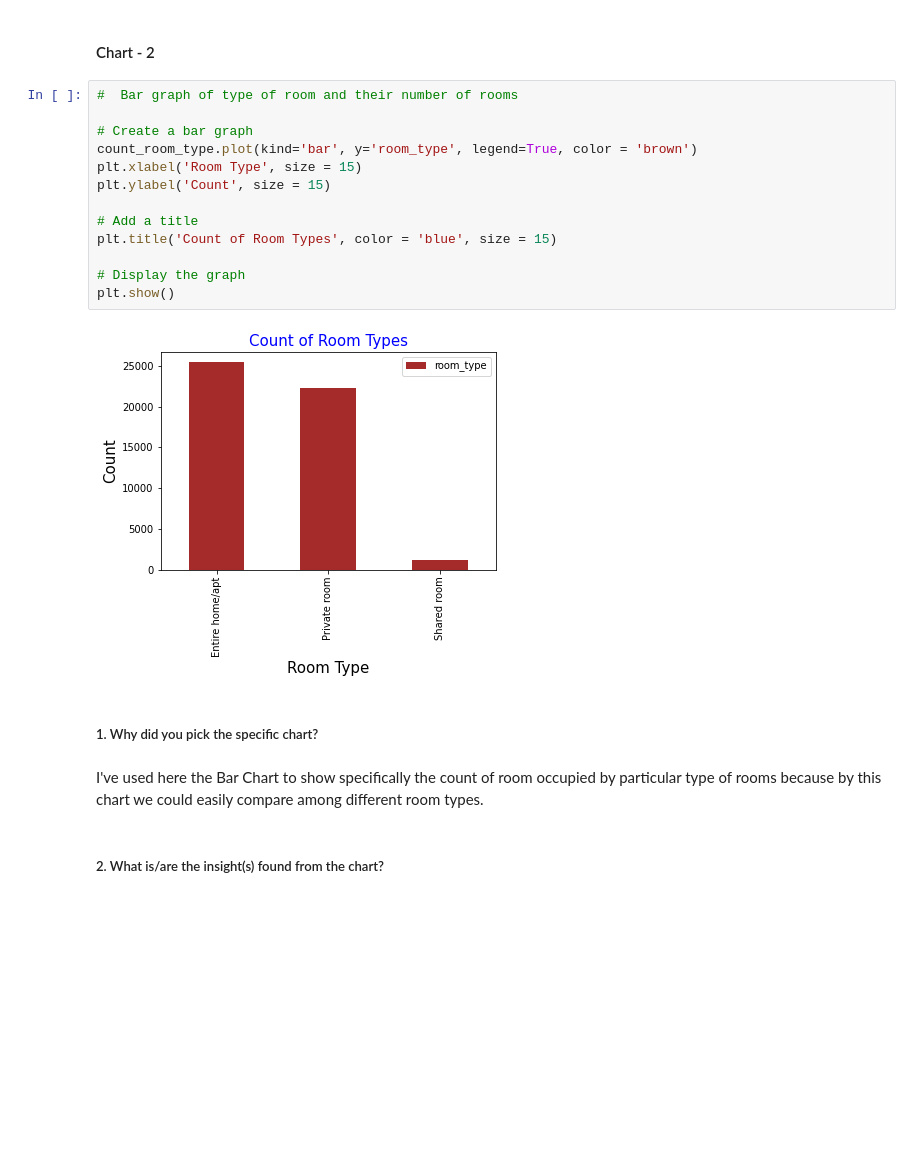
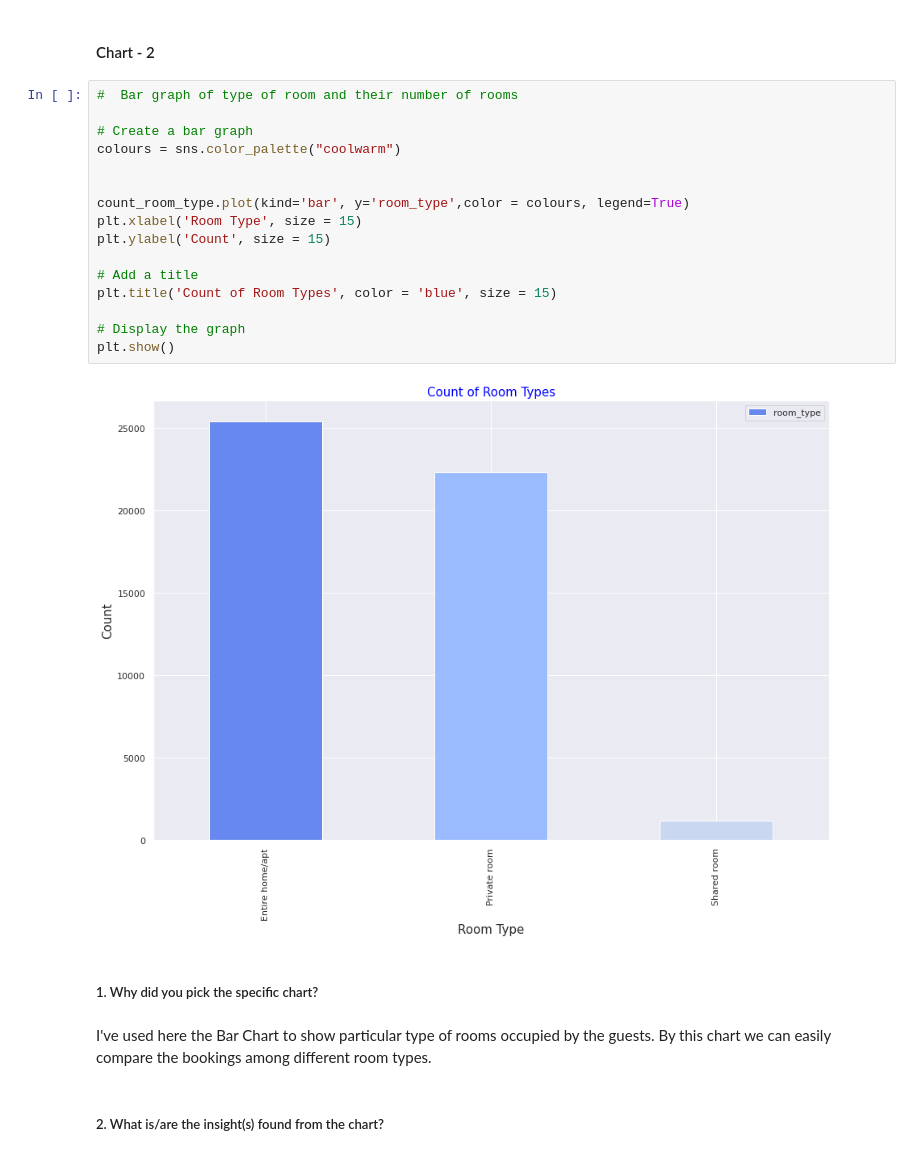
Before and after one commit to manish55shukla/AirBnb-Bookings-Analysis, a Jupyter notebook: Project_AirBnb_Bookings_Analysis.ipynb, the cells around one changed output. Cells and saved outputs as stored; diff of their text form; blank space fills up the shorter version.

```diff
--- a/Project_AirBnb_Bookings_Analysis.ipynb
+++ b/Project_AirBnb_Bookings_Analysis.ipynb
@@ -538,22 +542,25 @@ Are there any insights that lead to negative growth? Justify with specific reaso
 # %%
 #  Bar graph of type of room and their number of rooms
 
 # Create a bar graph
-count_room_type.plot(kind='bar', y='room_type', legend=True, color = 'brown')
+colours = sns.color_palette("coolwarm")
+
+
+count_room_type.plot(kind='bar', y='room_type',color = colours, legend=True)
 plt.xlabel('Room Type', size = 15)
 plt.ylabel('Count', size = 15)
 
 # Add a title
 plt.title('Count of Room Types', color = 'blue', size = 15)
 
 # Display the graph
 plt.show()
 # %% [output]
-[figure, old version]
+[figure, new version]
 # %% [markdown]
 ##### 1. Why did you pick the specific chart?
 # %% [markdown]
-I've used here the Bar Chart to show specifically the count of room occupied by particular type of rooms because by this chart we could easily compare among different room types.
+I've used here the Bar Chart to show particular type of rooms occupied by the guests. By this chart we can easily compare the bookings among different room types.
 # %% [markdown]
 ##### 2. What is/are the insight(s) found from the chart?
 # %% [markdown]
```
Also changed, not shown: parts of 16 cells of this notebook.
